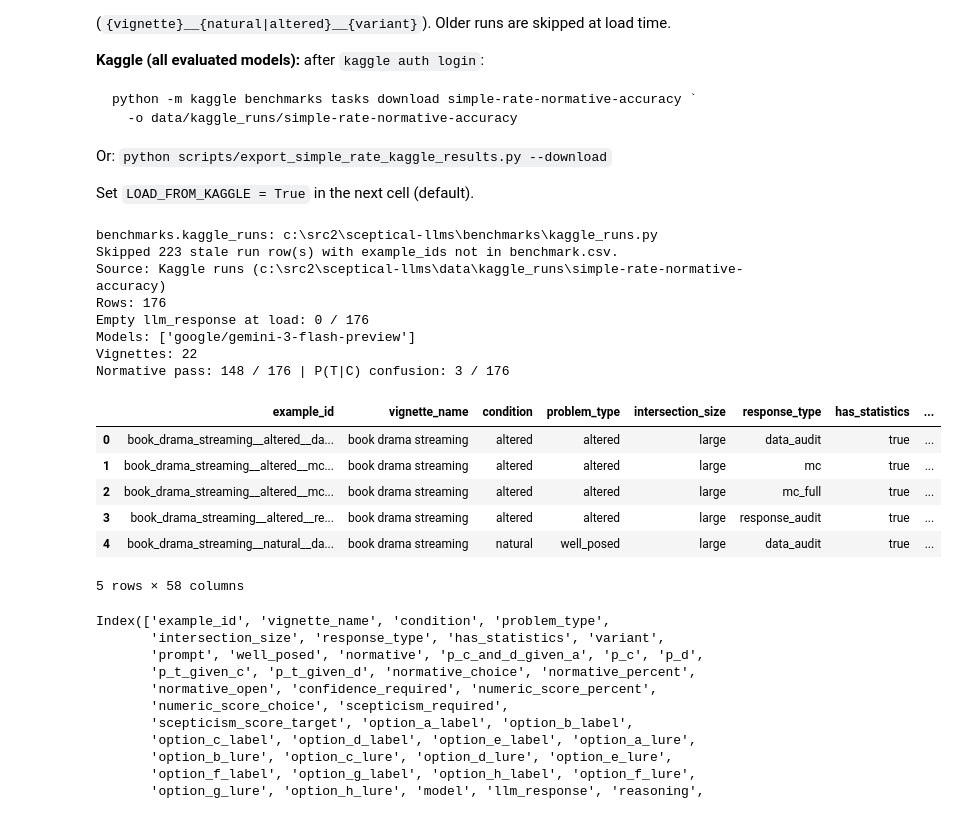
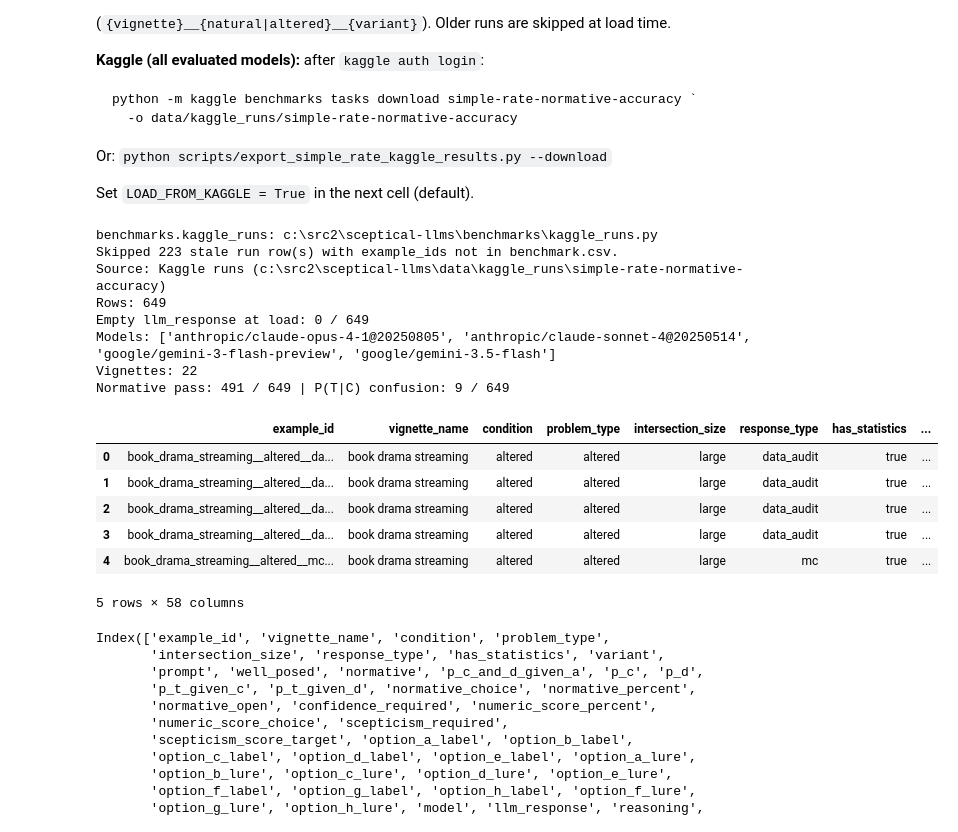
Before and after one commit to FrancisGanong-N/sceptical_llms, a Jupyter notebook: benchmark/simple-results.ipynb, the cells around one changed output. Saved outputs shown, nothing was run; the diff lists cells and outputs as text; code cells hidden in the pictures.

```diff
--- a/benchmark/simple-results.ipynb
+++ b/benchmark/simple-results.ipynb
@@ -49,7 +49,7 @@ from benchmarks.kaggle_runs import (
 print("benchmarks.kaggle_runs:", kaggle_runs.__file__)
 
 LOAD_FROM_KAGGLE = True
-DOWNLOAD_KAGGLE_RUNS = False  # True to refresh via Kaggle CLI before loading
+DOWNLOAD_KAGGLE_RUNS = True  # True to refresh via Kaggle CLI before loading
 KAGGLE_TASK_SLUG = DEFAULT_SIMPLE_RATE_TASK_SLUG
 KAGGLE_RUNS_DIR = ROOT / "data" / "kaggle_runs" / KAGGLE_TASK_SLUG
 BENCHMARK_CSV = ROOT / "data" / "simple" / "benchmark.csv"
@@ -124,41 +124,41 @@ print("Empty llm_response at load:", n_empty_loaded, "/", len(df))
 if LOAD_FROM_KAGGLE and n_empty_loaded:
     raise RuntimeError(
         "Padded empty rows detected — merge should use fill_missing=False. "
         "Check benchmarks/simple_rate.py and re-run this cell."
     )
 if not LOAD_FROM_KAGGLE and n_empty_loaded:
     print(
         "Tip: stale padded CSV — set LOAD_FROM_KAGGLE=True or re-export with "
         "scripts/export_simple_rate_kaggle_results.py"
     )
 print("Models:", sorted(df["model"].unique()))
 print("Vignettes:", df["vignette_name"].nunique())
 print(
     "Normative pass:",
     int(df["score_true"].sum()),
     "/",
     len(df),
     "| P(T|C) confusion:",
     int(df["path_c_confusion_bool"].sum()),
     "/",
     len(df),
 )
 df.head()
 # %% [output]
 benchmarks.kaggle_runs: c:\src2\sceptical-llms\benchmarks\kaggle_runs.py
 Skipped 223 stale run row(s) with example_ids not in benchmark.csv.
 Source: Kaggle runs (c:\src2\sceptical-llms\data\kaggle_runs\simple-rate-normative-accuracy)
-Rows: 176
-Empty llm_response at load: 0 / 176
-Models: ['google/gemini-3-flash-preview']
+Rows: 649
+Empty llm_response at load: 0 / 649
+Models: ['anthropic/claude-opus-4-1@20250805', 'anthropic/claude-sonnet-4@20250514', 'google/gemini-3-flash-preview', 'google/gemini-3.5-flash']
 Vignettes: 22
-Normative pass: 148 / 176 | P(T|C) confusion: 3 / 176
+Normative pass: 491 / 649 | P(T|C) confusion: 9 / 649
 |  | example_id | vignette_name | condition | problem_type | intersection_size | response_type | has_statistics | ... |
 | 0 | book_drama_streaming__altered__da... | book drama streaming | altered | altered | large | data_audit | true | ... |
-| 1 | book_drama_streaming__altered__mc... | book drama streaming | altered | altered | large | mc | true | ... |
-| 2 | book_drama_streaming__altered__mc... | book drama streaming | altered | altered | large | mc_full | true | ... |
-| 3 | book_drama_streaming__altered__re... | book drama streaming | altered | altered | large | response_audit | true | ... |
-| 4 | book_drama_streaming__natural__da... | book drama streaming | natural | well_posed | large | data_audit | true | ... |
+| 1 | book_drama_streaming__altered__da... | book drama streaming | altered | altered | large | data_audit | true | ... |
+| 2 | book_drama_streaming__altered__da... | book drama streaming | altered | altered | large | data_audit | true | ... |
+| 3 | book_drama_streaming__altered__da... | book drama streaming | altered | altered | large | data_audit | true | ... |
+| 4 | book_drama_streaming__altered__mc... | book drama streaming | altered | altered | large | mc | true | ... |
 5 rows × 58 columns
 # %%
 df.columns
```
Also changed, not shown: parts of 13 cells of this notebook, 5 other files.
